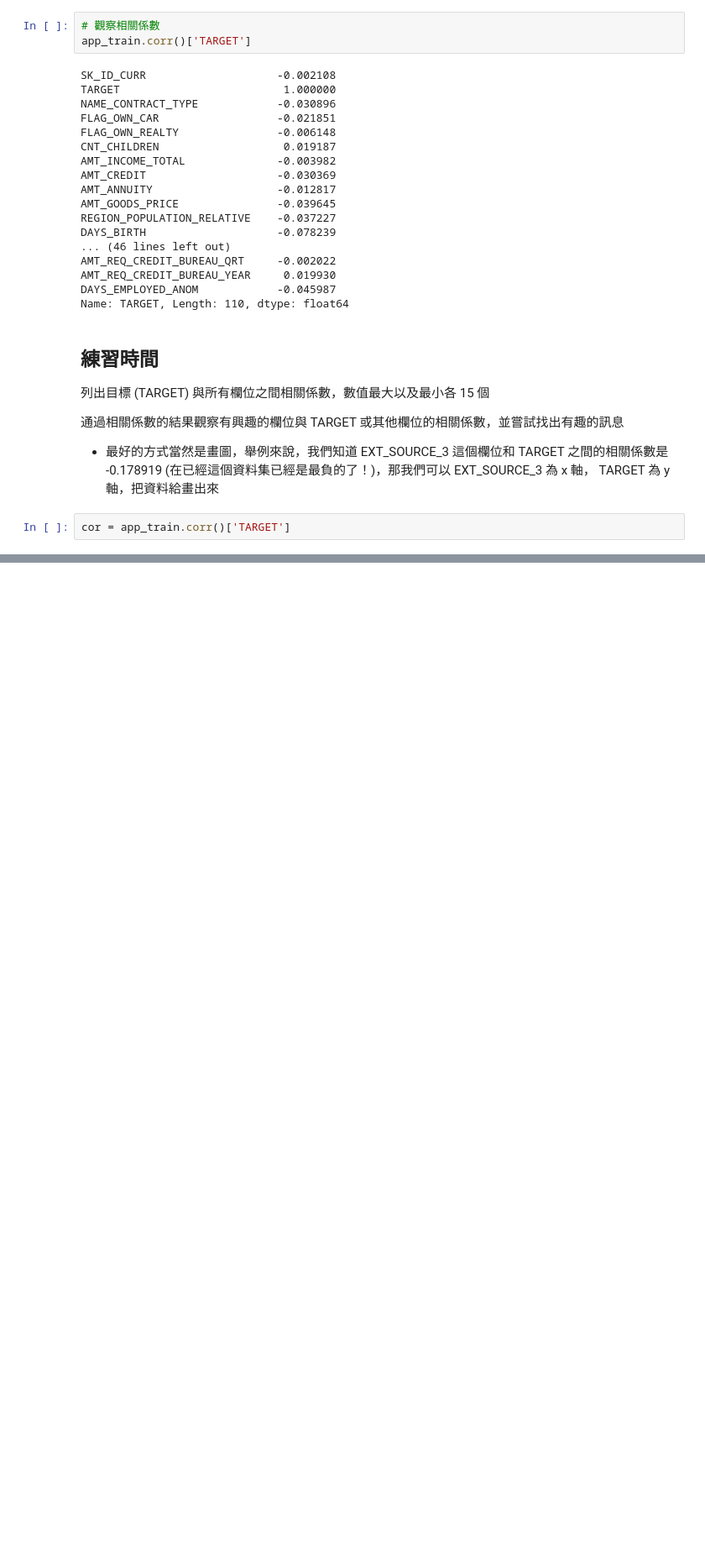
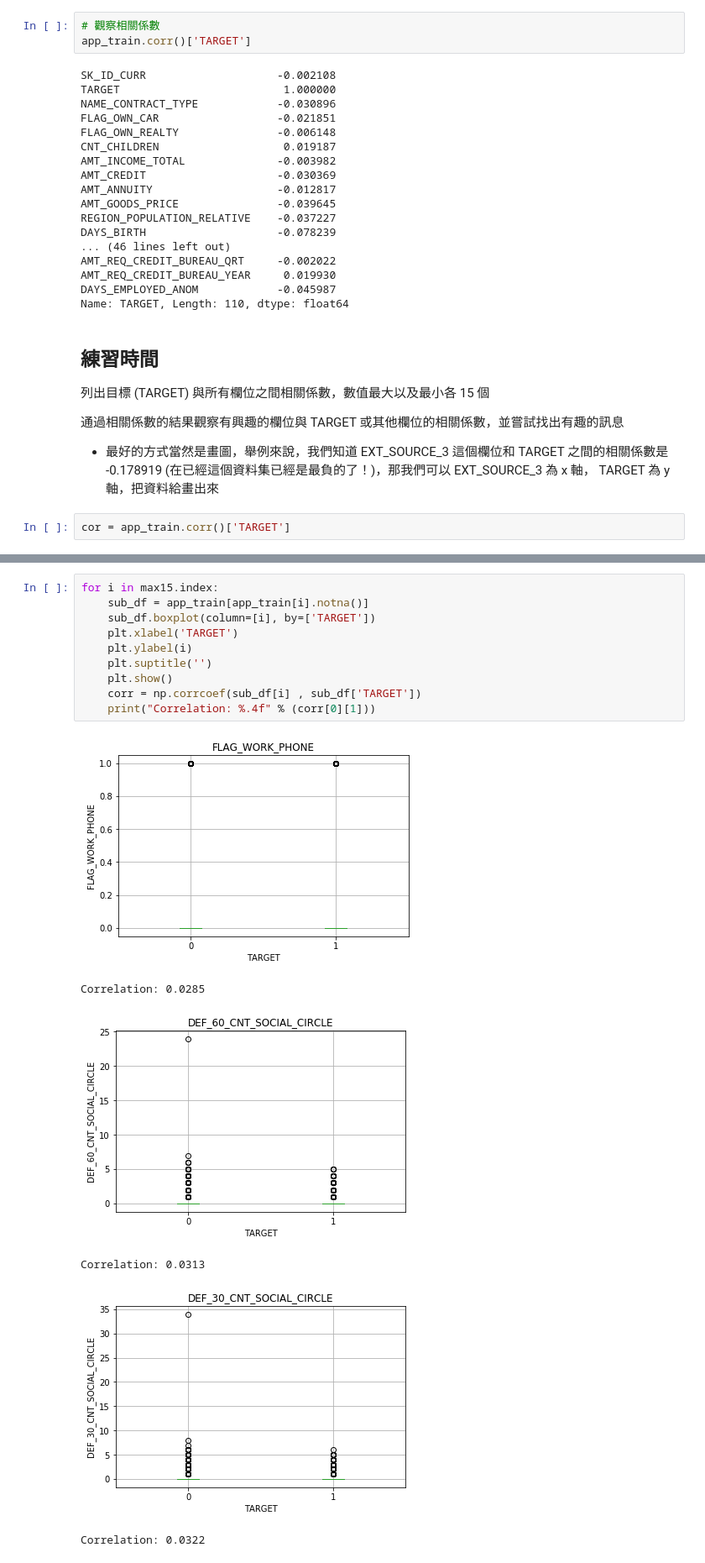
Before and after one commit to linghung/3rd-ML100Days, a Jupyter notebook: homework/Day_015_HW.ipynb, the cells around one changed output, grey strips where cells are left out. Shown at 84% size. Drawn from its saved outputs; the diff is of its cells as text; blank space fills up the shorter version.

```diff
--- a/homework/Day_015_HW.ipynb
+++ b/homework/Day_015_HW.ipynb
@@ -106,0 +186,17 @@ for i in min15.index:
+# %%
+for i in max15.index:
+    sub_df = app_train[app_train[i].notna()]
+    sub_df.boxplot(column=[i], by=['TARGET'])
+    plt.xlabel('TARGET')
+    plt.ylabel(i)
+    plt.suptitle('')
+    plt.show()
+    corr = np.corrcoef(sub_df[i] , sub_df['TARGET'])
+    print("Correlation: %.4f" % (corr[0][1]))
+# %% [output]
+[figure, added]
+Correlation: 0.0285
+[figure, added]
+Correlation: 0.0313
+[figure, added]
+Correlation: 0.0322
```
Also changed, not shown: parts of 16 cells of this notebook.
